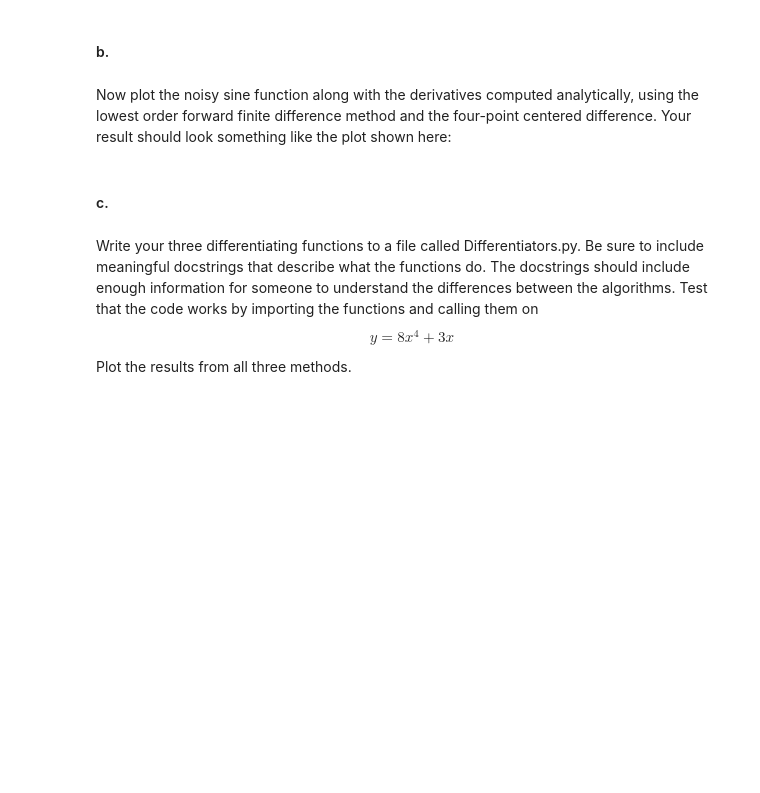
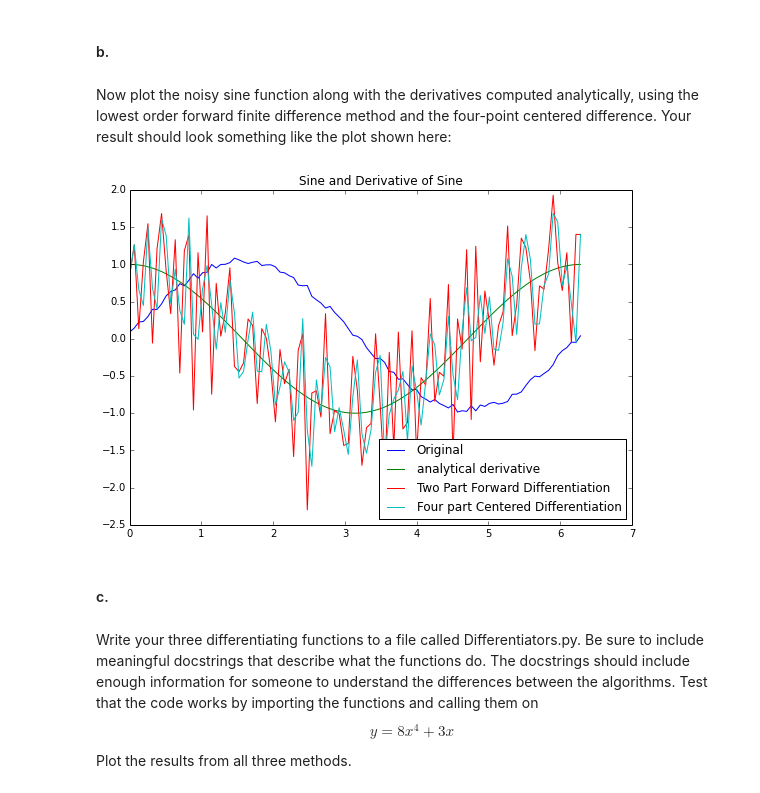
Before and after one commit to joknowle/PHYS202-S14, a Jupyter notebook: SciPy/DifferentiationExercises.ipynb, the cells around one changed output. Cells and saved outputs as stored; diff of their text form; code cells hidden in the pictures; blank space fills up the shorter version.

Commit message:
Differentiation Exercises

```diff
--- a/SciPy/DifferentiationExercises.ipynb
+++ b/SciPy/DifferentiationExercises.ipynb
@@ -199,6 +222,27 @@ plt.show()
 #### b.
 # %% [markdown]
 Now plot the noisy sine function along with the derivatives computed analytically, using the lowest order forward finite difference method and the four-point centered difference. Your result should look something like the plot shown here:
+# %%
+x = np.linspace(0,2*pi,100)
+y = np.sin(x) + .1*random.random(size=x.shape)
+dydx = np.cos(x)
+dydxExact = 32*x**3 + 3
+
+pl.figure(figsize=(9, 6), dpi=80)
+pl.subplot(1, 1, 1)
+pl.title("Sine and Derivative of Sine")
+
+a = twoPtForwardDiff(x,y)
+b = fourPtCenteredDiff(x,y)
+
+plt.plot(x,y, label="Original")
+plt.plot(x, dydx, label = "analytical derivative")
+plt.plot(x,a, label="Two Part Forward Differentiation")
+plt.plot(x,b, label="Four part Centered Differentiation")
+plt.legend(loc = "best")
+plt.show()
+# %% [output]
+[figure, added]
 # %% [markdown]
 #### c.
 # %% [markdown]
```
Also changed, not shown: parts of 12 cells of this notebook, 2 other files.
